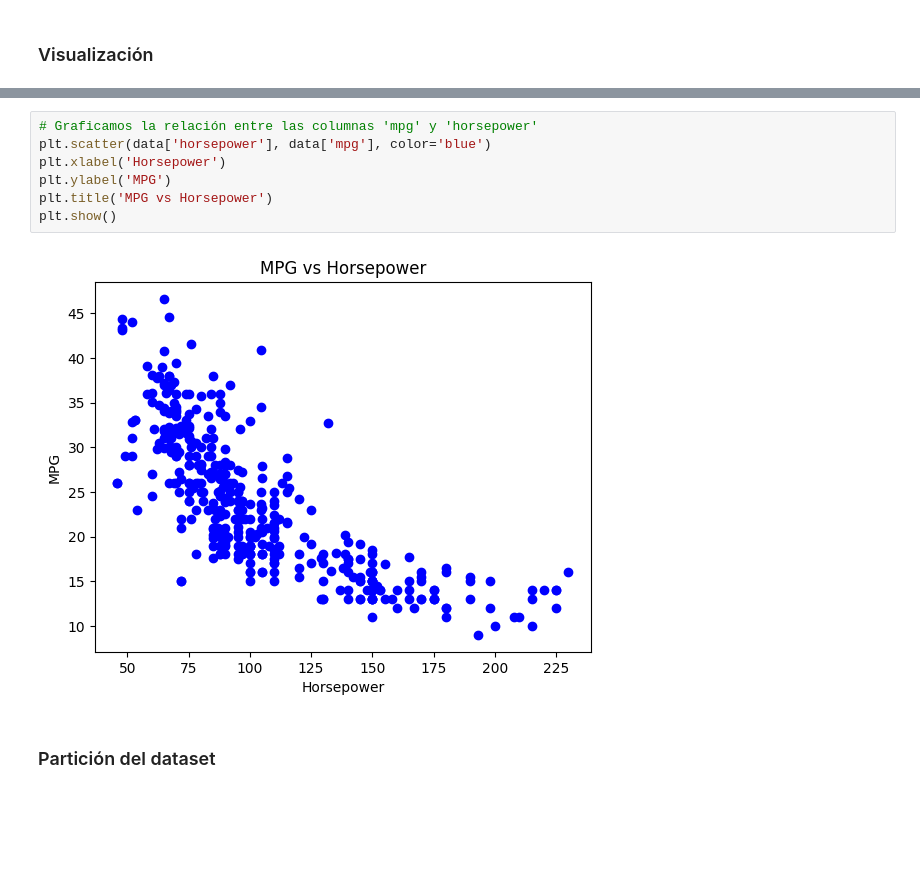
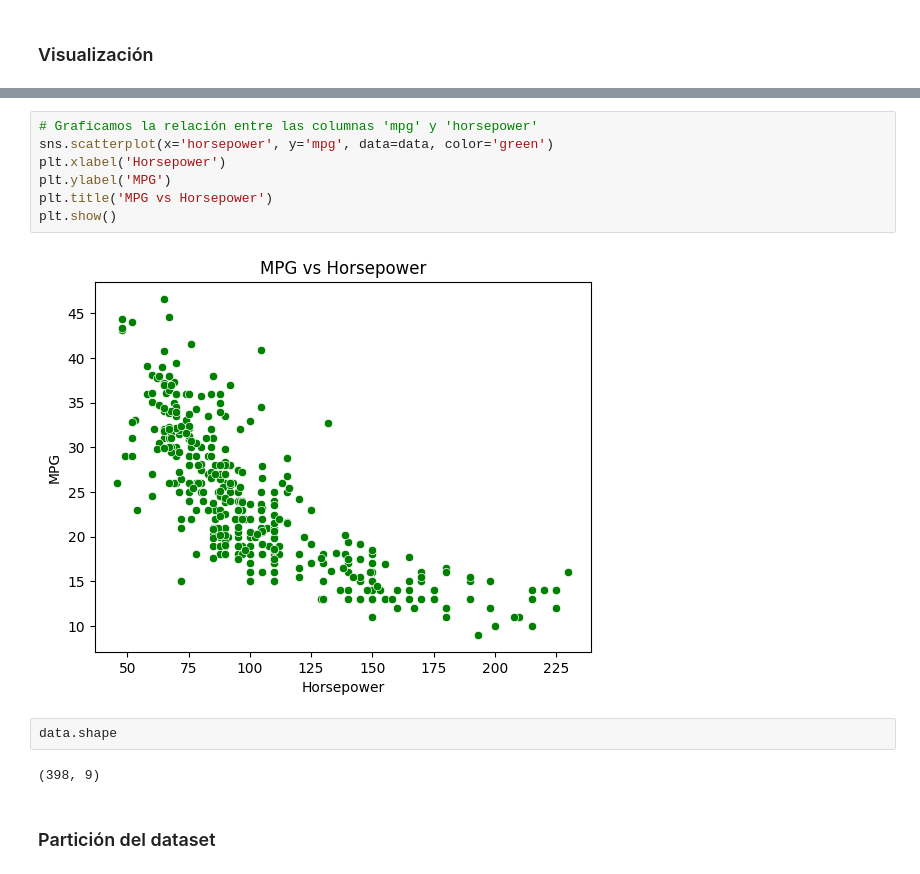
Before and after one commit to Walt9819/machine-learning, a Jupyter notebook: code/3_regresion_lineal.ipynb, the cells around one changed output, grey strips where cells are left out. Cells and saved outputs as stored; diff of their text form; blank space fills up the shorter version.

```diff
--- a/code/3_regresion_lineal.ipynb
+++ b/code/3_regresion_lineal.ipynb
@@ -117,12 +129,16 @@ plt.show()
 # %%
 # Graficamos la relación entre las columnas 'mpg' y 'horsepower'
-plt.scatter(data['horsepower'], data['mpg'], color='blue')
+sns.scatterplot(x='horsepower', y='mpg', data=data, color='green')
 plt.xlabel('Horsepower')
 plt.ylabel('MPG')
 plt.title('MPG vs Horsepower')
 plt.show()
 # %% [output]
-[figure, old version]
+[figure, new version]
+# %%
+data.shape
+# %% [output]
+(398, 9)
 # %% [markdown]
 ### Partición del dataset
 # %%
```
Also changed, not shown: parts of 4 cells of this notebook, 1 other file.
